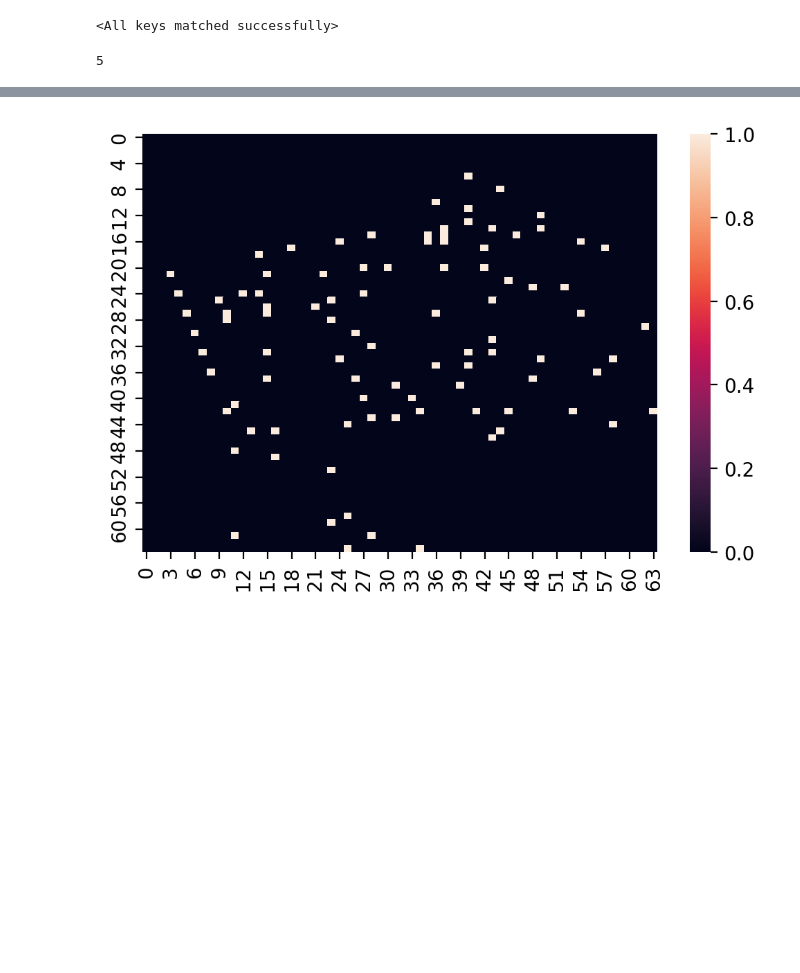
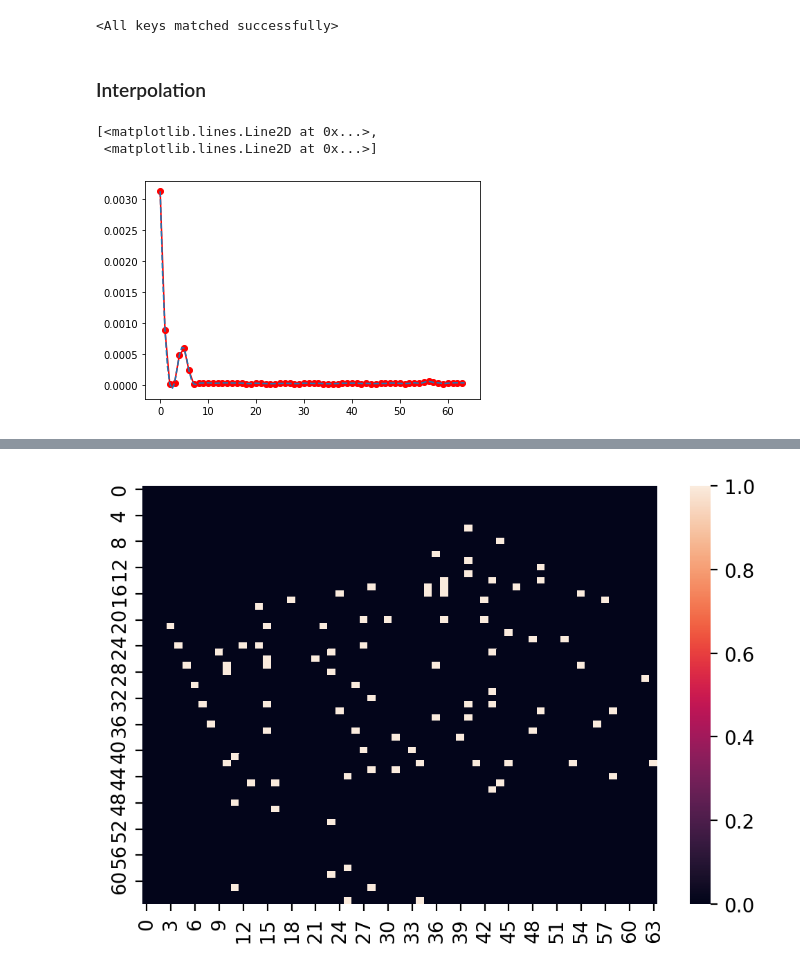
Before and after one commit to Enkrl-last/sparse-feature-pyramid, a Jupyter notebook: notebook/Heat_map_for_mask.ipynb, the cells around one changed output, grey strips where cells are left out. Drawn from its saved outputs; the diff is of its cells as text; code cells hidden in the pictures; blank space fills up the shorter version.

```diff
--- a/notebook/Heat_map_for_mask.ipynb
+++ b/notebook/Heat_map_for_mask.ipynb
@@ -7,6 +4,0 @@ import matplotlib.pylab as plt
-# %%
-w = 256
-h = 256
-mask1 = np.random.sample((w, h))
-mask2 = np.where(mask1 > 0.5, 1., 0)
-mask = mask * mask2
@@ -139,7 +109,5 @@ output = model(image_batch)
 
 
 output = model(batch["image"])
-# %%
-outpu
-# %% [output]
-5
+# %% [markdown]
+### Interpolation
@@ -146,3 +117,19 @@ outpu
 # %%
 level = 2
-mask = output[2][level][0][0].detach().cpu().numpy()#.reshape(-1)
+prob = output[2][level][0][0].detach().cpu().numpy()#.reshape(-1)
+# %%
+w, h = mask.shape
+x = [i for i in range(w)]
+y = [i for i in range(h)]
+z = prob
+# %%
+xx, yy = np.meshgrid(x, y)
+f = interpolate.interp2d(x, y, z, kind='cubic')
+xnew = np.arange(0, w, w/(2*w))
+ynew = np.arange(0, w, w/(2*w))
+z2 = f(xnew, ynew)
+plt.plot(x, z[0, :], 'ro-', xnew, z2[0, :], '--')
+# %% [output]
+[<matplotlib.lines.Line2D at 0x...>,
+ <matplotlib.lines.Line2D at 0x...>]
+[figure, added]
```
Also changed, not shown: parts of 16 cells of this notebook, 3 other files.
